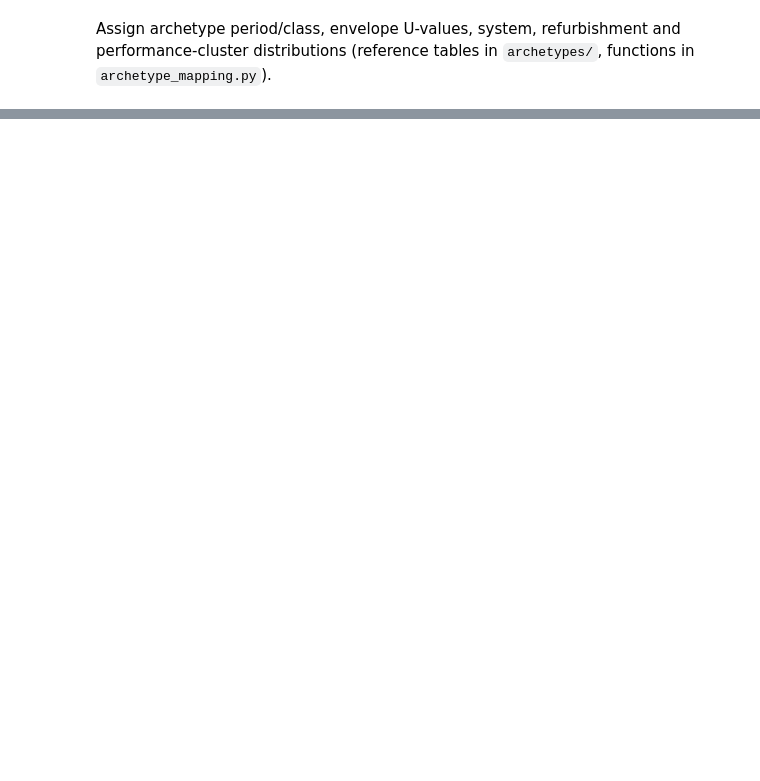
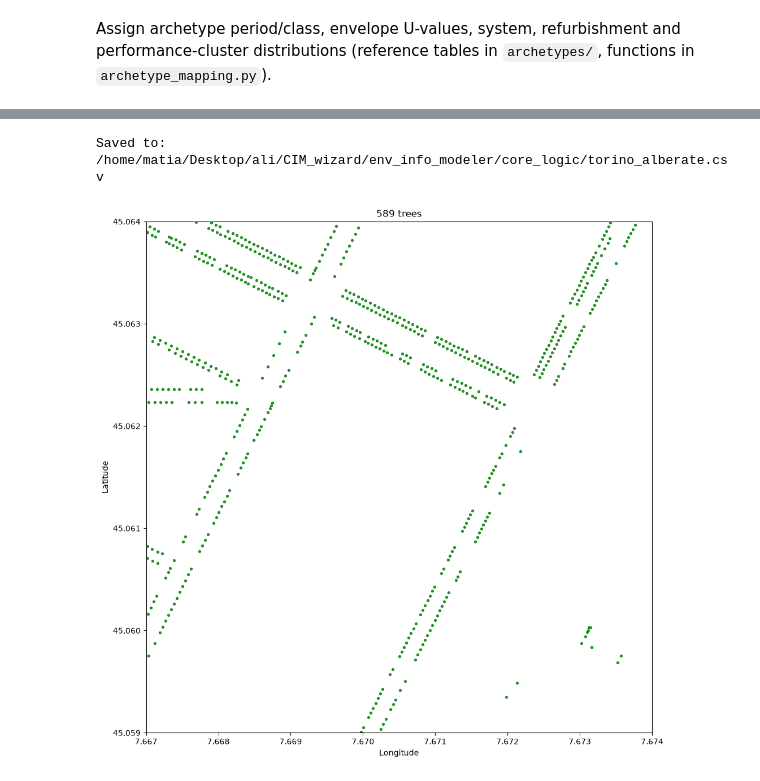
Before and after one commit to energycenterlab/CIM_wizard, a Jupyter notebook: env_info_modeler/core_logic/env_gdf.ipynb, the cells around one changed output, grey strips where cells are left out. Drawn from its saved outputs; the diff is of its cells as text; code cells hidden in the pictures; blank space fills up the shorter version.

Commit message:
tree added to the database

```diff
--- a/env_info_modeler/core_logic/env_gdf.ipynb
+++ b/env_info_modeler/core_logic/env_gdf.ipynb
@@ -1061,0 +1138,33 @@ torino_residenziale_express[[
+# %%
+notebook_directory = Path.cwd()
+output_path = notebook_directory / "torino_alberate.csv"
+
+trees_csv = pd.DataFrame(trees.drop(columns="geometry"))
+trees_csv["geometry"] = trees.geometry.to_wkt()
+trees_csv.to_csv(output_path, index=False)
+
+print(f"Saved to: {output_path}")
+# %% [output]
+Saved to: /home/matia/Desktop/ali/CIM_wizard/env_info_modeler/core_logic/torino_alberate.csv
+# %%
+min_x, max_x = 7.667, 7.674
+min_y, max_y = 45.059, 45.064
+
+tree_portion = trees.cx[min_x:max_x, min_y:max_y]
+
+figure, axis = plt.subplots(figsize=(12, 10))
+tree_portion.plot(
+    ax=axis,
+    color="green",
+    markersize=8,
+    alpha=0.8,
+)
+axis.set_xlim(min_x, max_x)
+axis.set_ylim(min_y, max_y)
+axis.set_title(f"{len(tree_portion)} trees")
+axis.set_xlabel("Longitude")
+axis.set_ylabel("Latitude")
+plt.tight_layout()
+plt.show()
+# %% [output]
+[figure, added]
```
Also changed, not shown: parts of 9 cells of this notebook, 4 other files.
